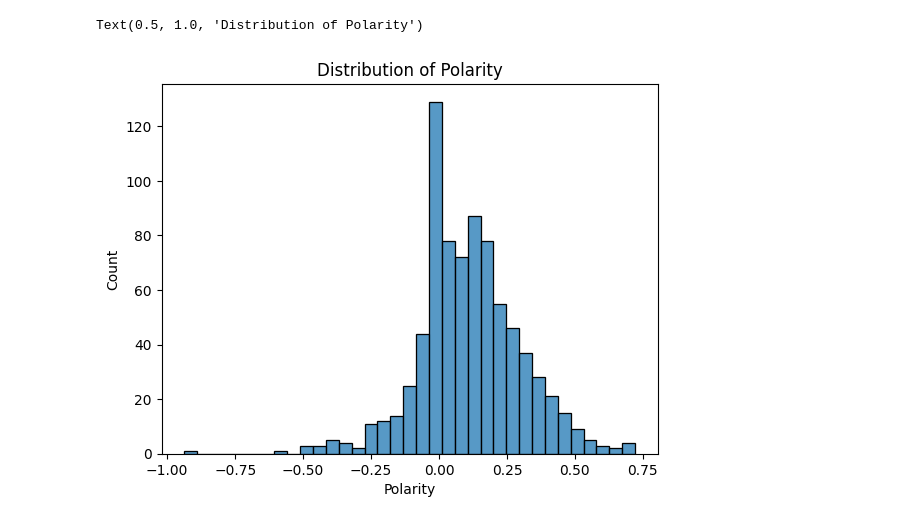
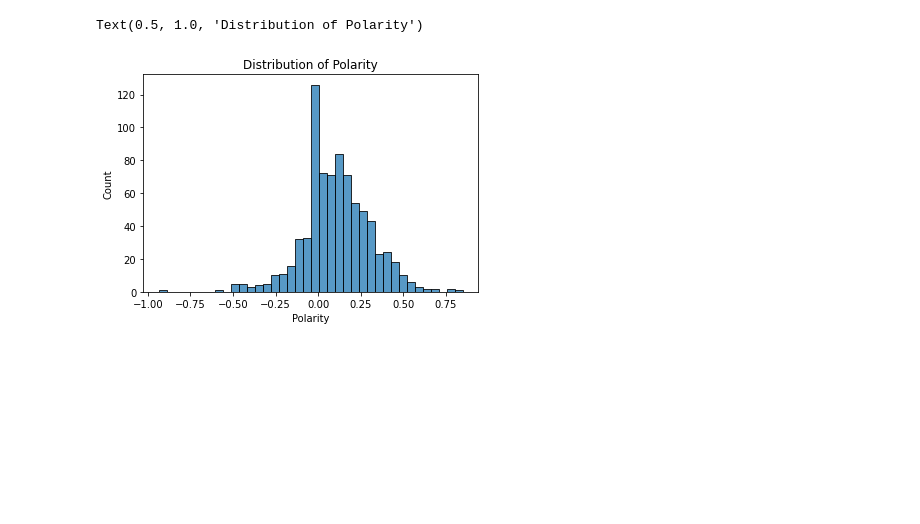
Before and after one commit to aladelca/INSY_662_MMA, a Jupyter notebook: Spotify EDA.ipynb, the cells around one changed output. Saved outputs shown, nothing was run; the diff lists cells and outputs as text; code cells hidden in the pictures; blank space fills up the shorter version.

```diff
--- a/Spotify EDA.ipynb
+++ b/Spotify EDA.ipynb
@@ -8,0 +14,4 @@ data = pd.read_excel("/Users/chiaralu/Downloads/songs_en_fr_sp.xlsx")
+# %%
+# Import dataset
+df = pd.read_excel("clean_songs_en_fr_sp.xlsx")
+df.head()
@@ -193,7 +187,8 @@ Polarity          1.000000
 # %%
-sns.histplot(x = data['Polarity'])
+# Create a histogram of Polarity
+sns.histplot(x = df['Polarity'])
 plt.title("Distribution of Polarity")
 # %% [output]
 Text(0.5, 1.0, 'Distribution of Polarity')
-[figure, old version]
+[figure, new version]
 # %%
```
Also changed, not shown: parts of 21 cells of this notebook.
